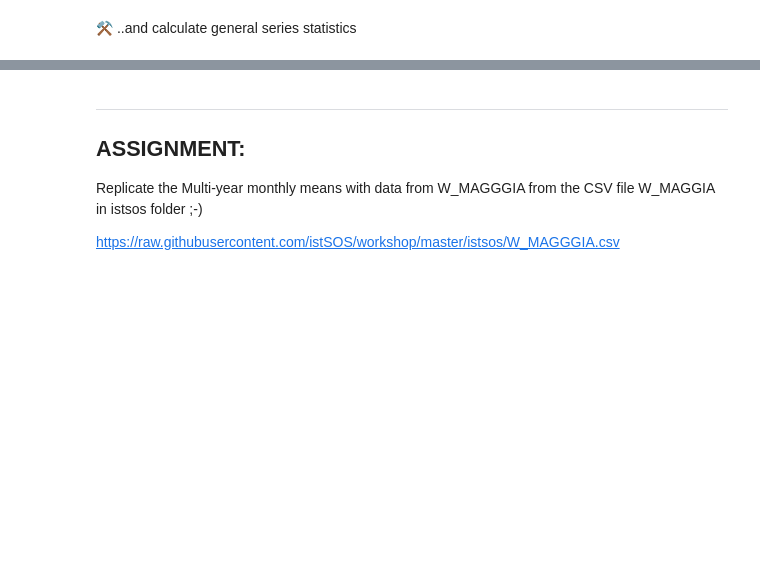
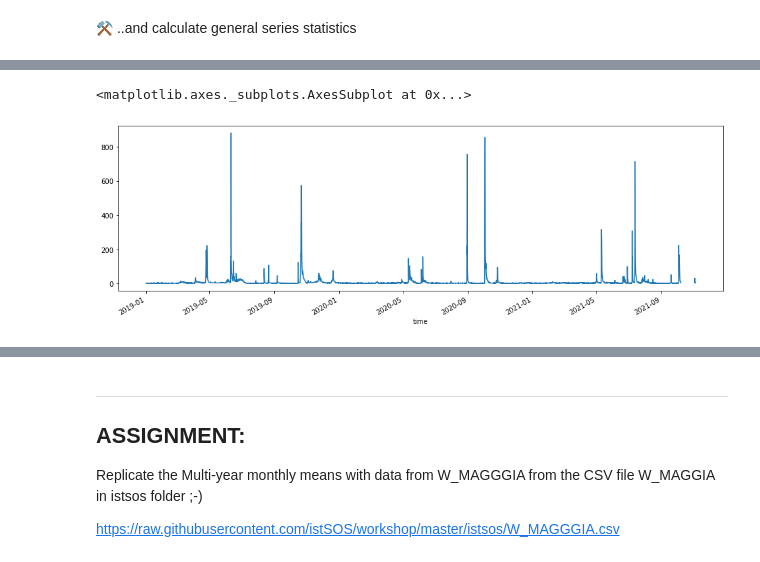
Before and after one commit to istSOS/workshop, a Jupyter notebook: oat/example_2.ipynb, the cells around one changed output, grey strips where cells are left out. Drawn from its saved outputs; the diff is of its cells as text; code cells hidden in the pictures; blank space fills up the shorter version.

```diff
--- a/oat/example_2.ipynb
+++ b/oat/example_2.ipynb
@@ -32,3 +34,17 @@ SENSOR.ts_from_csv(
     sep=',',
     skiprows=1
 )
+# %%
+from dateutil import relativedelta
+SENSOR = sensor.Sensor.from_istsos_with_ts(
+    service = 'http://istsos.org/istsos/hydro',
+    procedure='Q_MAG_LOD',
+    observed_property='urn:ogc:def:parameter:x-istsos:1.0:river:water:discharge',
+    event_time='2019-01-01T01:00:00+0100/2022-01-01T00:00:00+0100',
+    #aggregate_function='AVG',
+    #aggregate_interval='PT10M',
+    basic_auth=None,
+    srid=4326,
+    verifySSL=True,
+    delta=relativedelta.relativedelta(days=15)
+)
@@ -66,0 +130,7 @@ method.Statistics().execute(SENSOR)
+# %%
+SENSOR_H = SENSOR.copy()
+SENSOR_H.ts = SENSOR.ts.resample("H").mean()
+SENSOR_H.ts['data'].plot(figsize=(16,5))
+# %% [output]
+<matplotlib.axes._subplots.AxesSubplot at 0x...>
+[figure, added]
```
Also changed, not shown: parts of 11 cells of this notebook.
